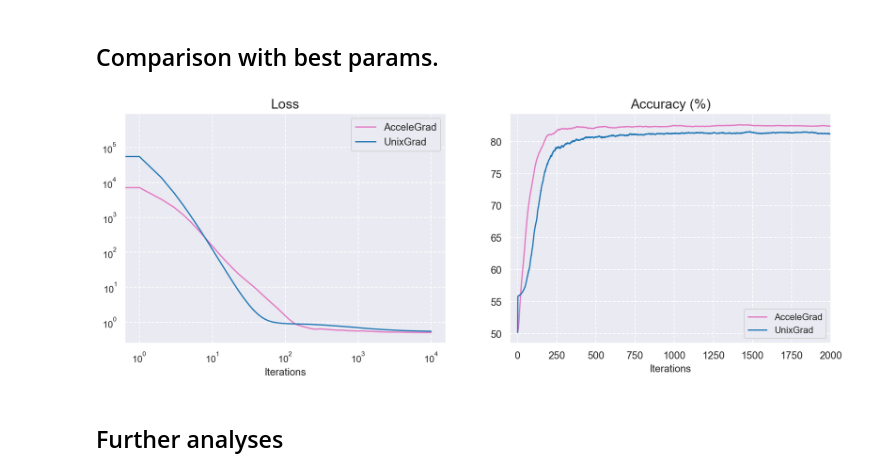
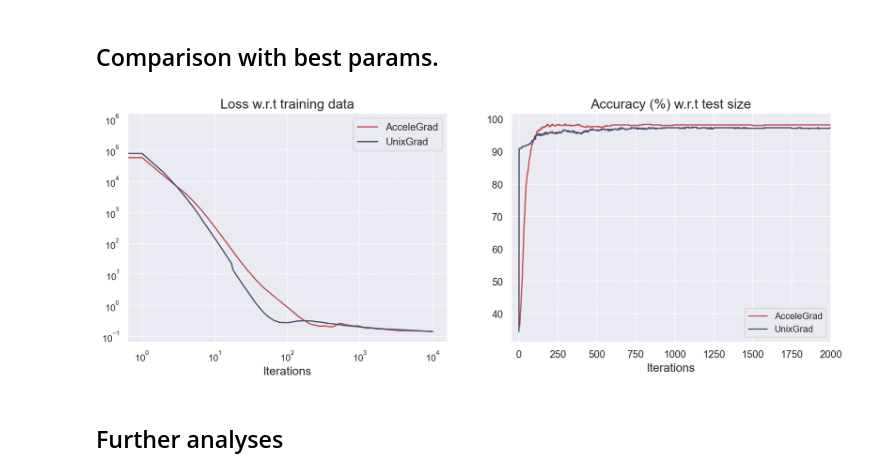
Before and after one commit to FrancescoMandru/Optimization, a Jupyter notebook: jupyter/AcceleGrad-UnixGrad.ipynb, the cells around one changed output. Saved outputs shown, nothing was run; the diff lists cells and outputs as text; code cells hidden in the pictures.

```diff
--- a/jupyter/AcceleGrad-UnixGrad.ipynb
+++ b/jupyter/AcceleGrad-UnixGrad.ipynb
@@ -169,6 +169,10 @@ def accelegrad(weights,
     #x0 = gradient_projection(weights, D)
     x0 = weights
 
+    # Compute the first loss
+    loss = squared_hinge_loss(x0, lamb, x_train, y_train)
+    loss_hist.append(loss)
+
     xt = yt = zt = ybar = x0
     S1 = 0
     S2 = 0
@@ -176,8 +180,6 @@ def accelegrad(weights,
 
     for t in range(max_iter+1):
 
-        #prediction = predict(x_test, ybar)
-        #accuracy_hist.append( get_accuracy( prediction, y_test) )
 
         batch, label = random_batch_selection(train_batches, train_labels)
 
@@ -230,6 +232,7 @@ def unixGrad(weights,
 
     #x0 = gradient_projection(weights, np.sqrt(D))
     x0 = weights
+
 
     yt = x0
 
@@ -306,8 +309,8 @@ def unixGrad(weights,
 # %% [markdown]
 ## Load Data
 # %%
-#X, y = load_data( os.path.join(module_path,"datasets/data.csv") )
-X, y = load_adult_data( os.path.join(module_path,"datasets/adult.csv") )
+X, y = load_data( os.path.join(module_path,"datasets/data.csv") )
+#X, y = load_adult_data( os.path.join(module_path,"datasets/adult.csv") )
 print("Dataset shape: ", X.shape)
 print("Labels shape: ", y.shape)
 X_train, X_test, y_train, y_test = train_test_split(X, y, test_size=0.20, random_state=42)
@@ -442,6 +443,13 @@ accelegrad_L = 0.001
 
 unixgrad_D = 10
 unixgrad_L = 0.001
+# %%
+# Cancer
+accelegrad_D = 10
+accelegrad_L = 0.1
+
+unixgrad_D = 10
+unixgrad_L = 0.001
 # %%
 max_iter = 10000
 
@@ -493,36 +498,38 @@ mean_acc_ug = np.mean(accs_ug, axis=0)
 # %%
 sns.set_theme()
 
 fig, (ax1,ax2) = plt.subplots(1,2,figsize=(15,5))
-ax1.plot(mean_loss, c='tab:pink', label='AcceleGrad')
-ax1.plot(mean_loss_ug, c='tab:blue', label="UnixGrad")
+ax1.plot(mean_loss, c='#c14953', label='AcceleGrad')
+ax1.plot(mean_loss_ug, c='#4B4E6D', label="UnixGrad")
 ax1.set_yscale('log')
 ax1.set_xscale('log')
-ax1.set_xlabel("Iterations")
+ax1.set_xlabel("Iterations", fontsize=14)
 #ax1.set_ylabel("Loss")
 #ax1.set_xlim([0,5])
 #ax1.set_ylim([0,1000000])
 ax1.legend(fontsize=12)
-ax1.set_title("Loss", fontsize=16)
+ax1.set_title("Loss w.r.t training data", fontsize=16)
 ax1.grid(True, ls='--')
 
-ax2.plot(mean_acc, c='tab:pink', label='AcceleGrad')
-ax2.plot(mean_acc_ug, c='tab:blue', label='UnixGrad')
+ax2.plot(mean_acc, c='#c14953', label='AcceleGrad')
+ax2.plot(mean_acc_ug, c='#4B4E6D', label='UnixGrad')
 ax2.set_xlim([-50,2000])
-ax2.set_xlabel("Iterations")
+ax2.set_xlabel("Iterations", fontsize=14)
 #ax2.set_ylabel("Accuracy (%)")
 ax2.legend(fontsize=14)
-ax2.set_title("Accuracy (%)", fontsize=16)
+ax2.set_title("Accuracy (%) w.r.t test size", fontsize=16)
 ax2.grid(True, ls='--')
 
 #plt.grid(which='both', ls="--", alpha=0.5)
 plt.yticks(fontsize=12)
 plt.xticks(fontsize=12)
 
 plt.legend()
 plt.show()
+
+#fig.savefig("cancer-performance.png", dpi=300)
 # %% [output]
-[figure, old version]
+[figure, new version]
 # %% [markdown]
 ## Further analyses
 # %%
```
Also changed, not shown: parts of 8 cells of this notebook, 1 other file.
